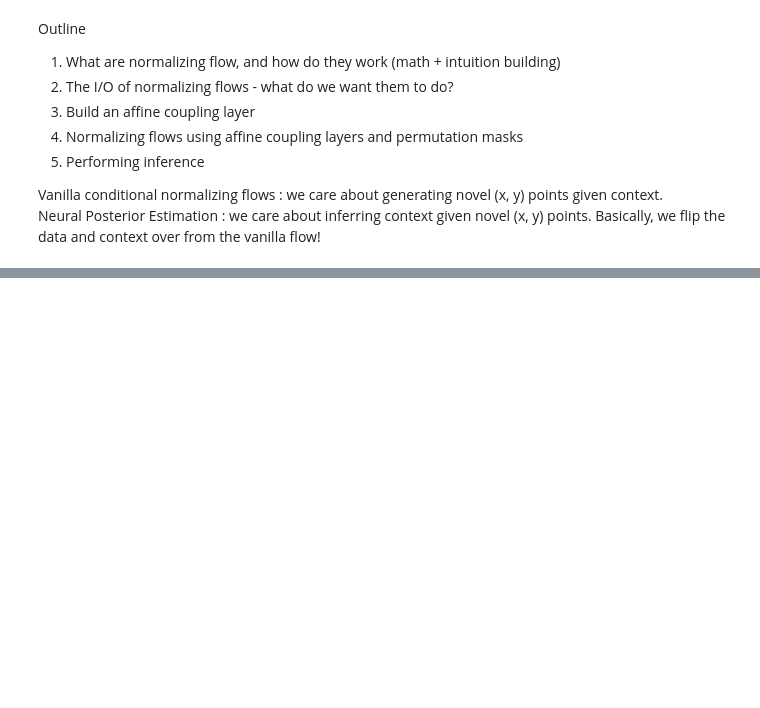
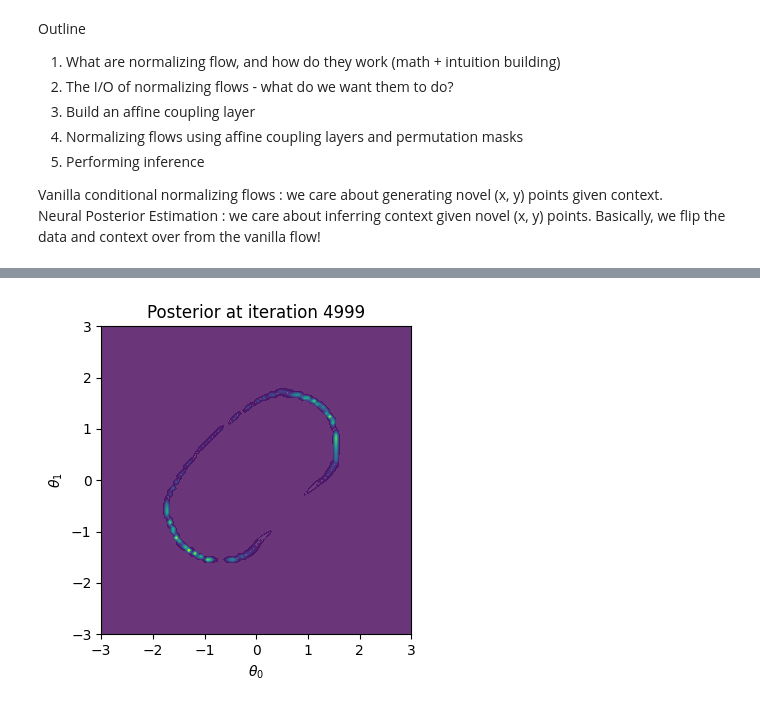
Before and after one commit to MELAI-1/SBI-Tutorial, a Jupyter notebook: notebooks/02_NFlows.ipynb, the cells around one changed output, grey strips where cells are left out. Saved outputs shown, nothing was run; the diff lists cells and outputs as text; code cells hidden in the pictures; blank space fills up the shorter version.

```diff
--- a/notebooks/02_NFlows.ipynb
+++ b/notebooks/02_NFlows.ipynb
@@ -324,0 +294,34 @@ What are some of the things I still don't understand?
+# %%
+# The really cool thing is that we don't need to re-run the algorithm
+# to infer posterior for a new data point! (more or less...)
+x_obs = torch.tensor([[0.1, 0.1]], dtype=torch.float32)
+
+# Create a grid of theta-values over which to evaluate the posterior
+n_samples = 100
+theta0_vals = torch.linspace(-3, 3, n_samples)
+theta1_vals = torch.linspace(-3, 3, n_samples)
+TH0, TH1 = torch.meshgrid(theta0_vals, theta1_vals, indexing='xy')
+theta_grid = torch.cat([TH0.reshape(-1,1), TH1.reshape(-1,1)], dim=1)
+
+fig, ax = plt.subplots(1, 1, figsize=[4, 4])
+
+with torch.no_grad():
+    # Replicate x_obs for every point in theta_grid so the shape matches
+    x_obs_tiled = x_obs.repeat(theta_grid.shape[0], 1)
+
+    # Posterior ~ exp(log p(x_obs | theta))
+    post_vals = model.log_prob(x_obs_tiled, theta_grid).exp()
+    post_2d = post_vals.view(n_samples, n_samples)
+
+# Contour-plot the posterior in theta-space
+c = ax.contourf(
+    TH0.numpy(), TH1.numpy(), post_2d.numpy(),
+    levels=50, alpha=0.8
+)
+ax.set_title(f'Posterior at iteration {i}')
+ax.set_xlabel(r'$\theta_0$')
+ax.set_ylabel(r'$\theta_1$')
+
+plt.show()
+# %% [output]
+[figure, added]
```
Also changed, not shown: parts of 26 cells of this notebook, 3 other files.
